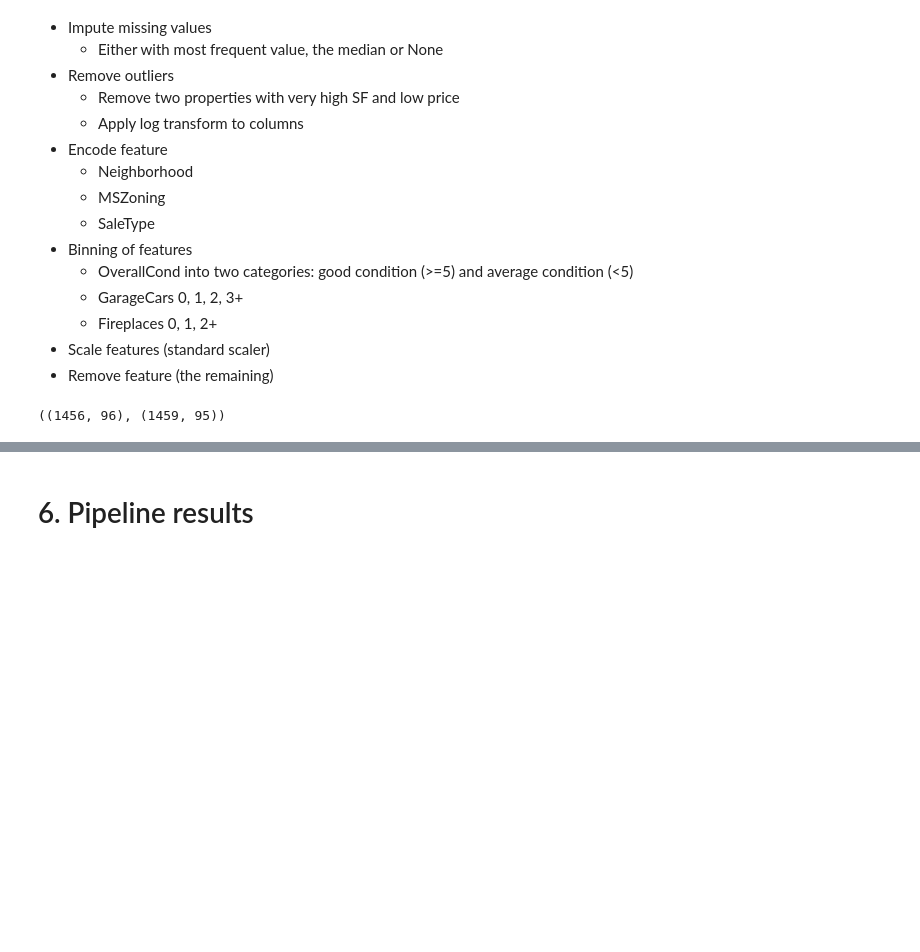
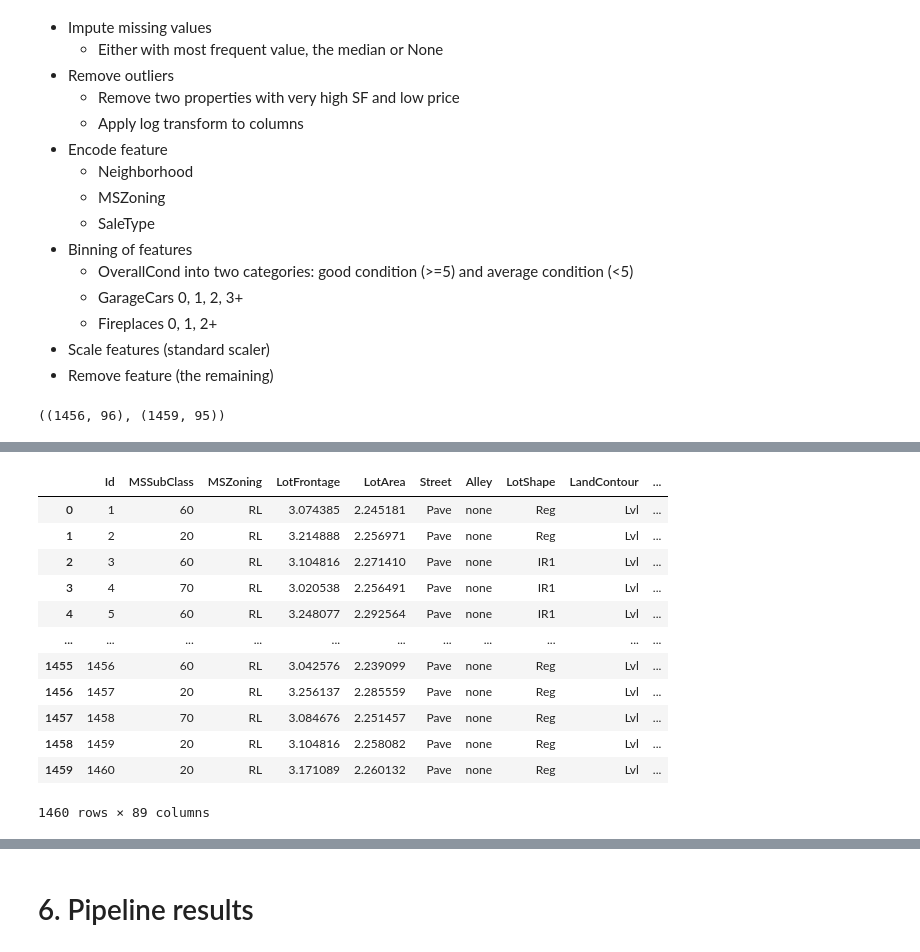
Before and after one commit to max-lutz/Kaggle_competitions, a Jupyter notebook: house-price-regression-full-eda-ml-workflow.ipynb, the cells around one changed output, grey strips where cells are left out. Drawn from its saved outputs; the diff is of its cells as text; code cells hidden in the pictures; blank space fills up the shorter version.

```diff
--- a/house-price-regression-full-eda-ml-workflow.ipynb
+++ b/house-price-regression-full-eda-ml-workflow.ipynb
@@ -1035,24 +1085,14 @@ class BoxcoxTransformer(BaseEstimator, TransformerMixin):
 # %%
-impute_features_with_0 = ['BsmtFullBath', 'BsmtHalfBath', 'TotalBsmtSF', 'BsmtFinSF2', 'GarageYrBlt', 'GarageArea', 'GarageCars',
+impute_0 = ['BsmtFullBath', 'BsmtHalfBath', 'TotalBsmtSF', 'BsmtFinSF2', 'GarageYrBlt', 'GarageArea', 'GarageCars',
                           'MasVnrArea', 'BsmtUnfSF', 'BsmtFinSF1']
-impute_features_with_none = ['MSSubClass', 'HeatingQC', 'MiscFeature', 'Alley', 'Fence', 'FireplaceQu', 'GarageType', 'GarageFinish', 'GarageQual',
+impute_none = ['MSSubClass', 'HeatingQC', 'MiscFeature', 'Alley', 'Fence', 'FireplaceQu', 'GarageType', 'GarageFinish', 'GarageQual',
                              'GarageCond', 'ExterCond', 'BsmtQual', 'BsmtCond', 'BsmtFinType1', 'BsmtExposure', 'BsmtFinType2', 'MasVnrType', 'KitchenQual']
-impute_features_with_median = ['LotFrontage']
-impute_feature_with_most_frequent = ['SaleType', 'Electrical', 'Exterior1st', 'Exterior2nd', 'MSZoning', 'Functional']
+impute_med = ['LotFrontage']
+impute_freq = ['SaleType', 'Electrical', 'Exterior1st', 'Exterior2nd', 'MSZoning', 'Functional']
 
 drop_features = ['Utilities', 'Street', 'PoolQC', 'Id']
 
-numeric_features = train.dtypes[train.dtypes != "object"].index
-skewed = train[numeric_features].apply(lambda x: skew(x.dropna().astype(float)))
-skewed_features = skewed[skewed > 0.5].index.to_list()
-print(skewed_features)
-
-already_selected_features = impute_features_with_0 + impute_features_with_none + impute_features_with_median + impute_feature_with_most_frequent + drop_features
 
 #divide the features in different categories for preprocessing
 cat_features = train.drop(columns=already_selected_features).select_dtypes(include=["object", "category"]).columns.to_list()
 num_features = train.drop(columns=already_selected_features).select_dtypes(exclude=["object", "category"]).columns.to_list()
-
-features_not_transformed = train.drop(columns=already_selected_features+cat_features+num_features).columns.to_list()
-
-#total_features = train.drop(columns=drop_features).columns
@@ -1176,3 +1197,19 @@ X
+# %%
+X_preprocessed
+# %% [output]
+|  | Id | MSSubClass | MSZoning | LotFrontage | LotArea | Street | Alley | LotShape | LandContour | ... |
+| 0 | 1 | 60 | RL | 3.074385 | 2.245181 | Pave | none | Reg | Lvl | ... |
+| 1 | 2 | 20 | RL | 3.214888 | 2.256971 | Pave | none | Reg | Lvl | ... |
+| 2 | 3 | 60 | RL | 3.104816 | 2.271410 | Pave | none | IR1 | Lvl | ... |
+| 3 | 4 | 70 | RL | 3.020538 | 2.256491 | Pave | none | IR1 | Lvl | ... |
+| 4 | 5 | 60 | RL | 3.248077 | 2.292564 | Pave | none | IR1 | Lvl | ... |
+| ... | ... | ... | ... | ... | ... | ... | ... | ... | ... | ... |
+| 1455 | 1456 | 60 | RL | 3.042576 | 2.239099 | Pave | none | Reg | Lvl | ... |
+| 1456 | 1457 | 20 | RL | 3.256137 | 2.285559 | Pave | none | Reg | Lvl | ... |
+| 1457 | 1458 | 70 | RL | 3.084676 | 2.251457 | Pave | none | Reg | Lvl | ... |
+| 1458 | 1459 | 20 | RL | 3.104816 | 2.258082 | Pave | none | Reg | Lvl | ... |
+| 1459 | 1460 | 20 | RL | 3.171089 | 2.260132 | Pave | none | Reg | Lvl | ... |
+1460 rows × 89 columns
 # %%
 X_preprocessed.columns = total_col
 X_preprocessed
```
Also changed, not shown: parts of 20 cells of this notebook.
